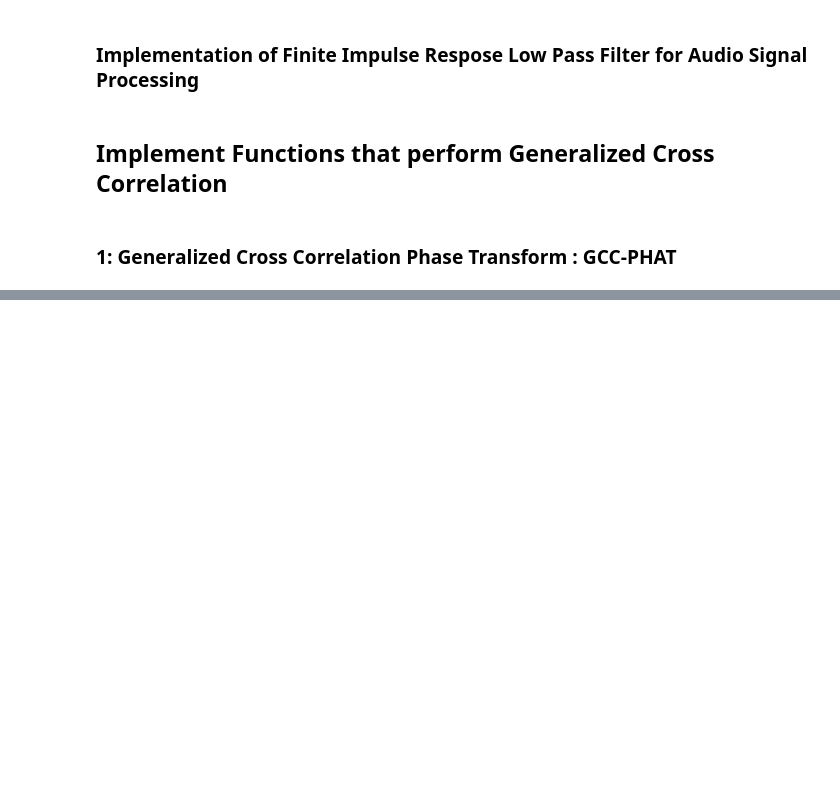
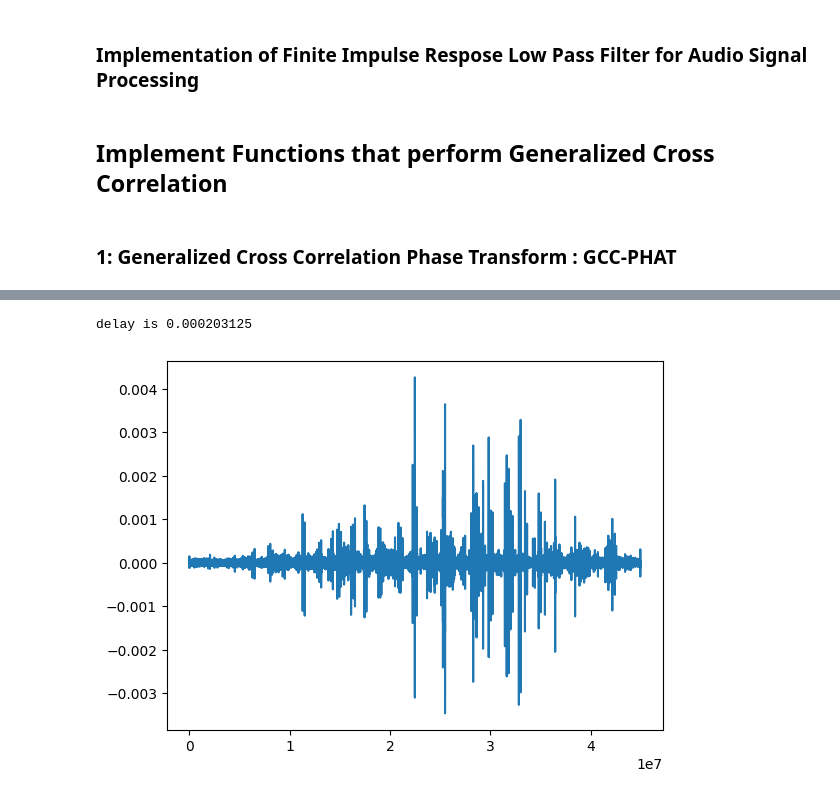
Before and after one commit to Kananelo688/Acoustic-Localization-using-TDoA, a Jupyter notebook: notebooks/Audio_Signal_Simulations.ipynb, the cells around one changed output, grey strips where cells are left out. Saved outputs shown, nothing was run; the diff lists cells and outputs as text; code cells hidden in the pictures; blank space fills up the shorter version.

```diff
--- a/notebooks/Audio_Signal_Simulations.ipynb
+++ b/notebooks/Audio_Signal_Simulations.ipynb
@@ -225,0 +186,8 @@ error: unpack requires a buffer of 4 bytes
+# %%
+delay,cc=gcc_phat(channel1,channel2,rate)
+
+plt.plot(cc)
+print(f'delay is {delay}')
+# %% [output]
+delay is 0.000203125
+[figure, added]
```
Also changed, not shown: parts of 3 cells of this notebook, 15 other files.
